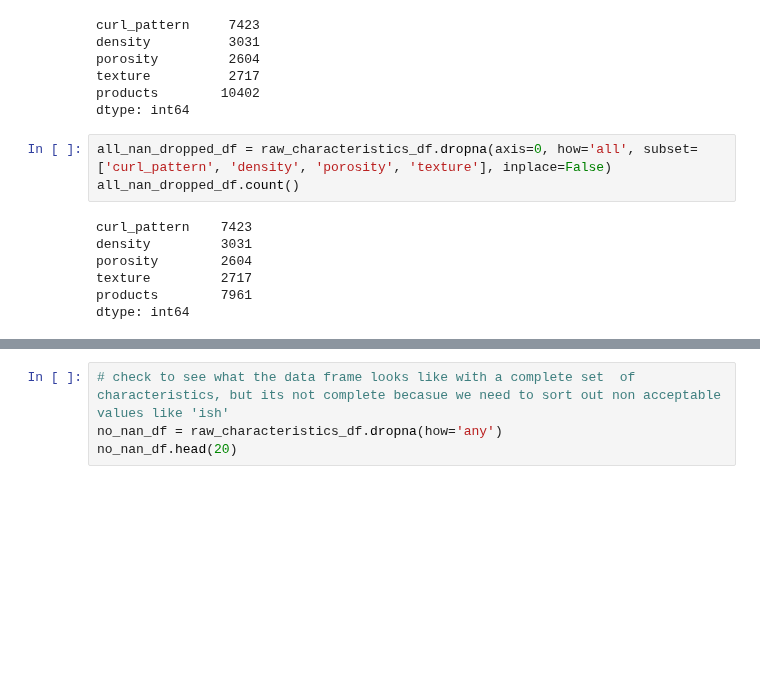
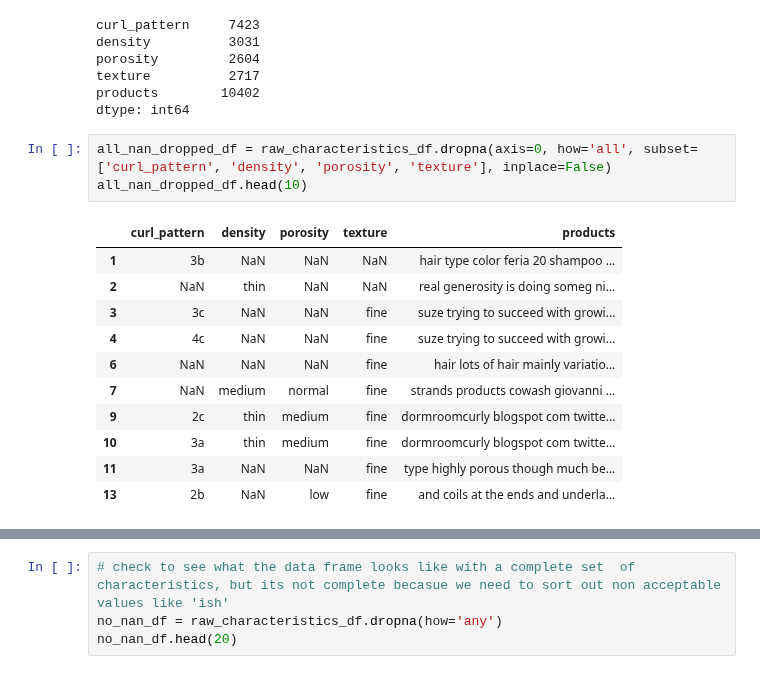
Before and after one commit to 99KHayes/products-for-curlies, a Jupyter notebook: notebooks/02_processing/20190830-kph-full-data-set-processing.ipynb, the cells around one changed output, grey strips where cells are left out. Cells and saved outputs as stored; diff of their text form; blank space fills up the shorter version.

```diff
--- a/notebooks/02_processing/20190830-kph-full-data-set-processing.ipynb
+++ b/notebooks/02_processing/20190830-kph-full-data-set-processing.ipynb
@@ -75,11 +86,16 @@ products        10402
 dtype: int64
 # %%
 all_nan_dropped_df = raw_characteristics_df.dropna(axis=0, how='all', subset=['curl_pattern', 'density', 'porosity', 'texture'], inplace=False)
-all_nan_dropped_df.count()
+all_nan_dropped_df.head(10)
 # %% [output]
-curl_pattern    7423
-density         3031
-porosity        2604
-texture         2717
-products        7961
-dtype: int64
+|  | curl_pattern | density | porosity | texture | products |
+| 1 | 3b | NaN | NaN | NaN | hair type color feria 20 shampoo ... |
+| 2 | NaN | thin | NaN | NaN | real generosity is doing someg ni... |
+| 3 | 3c | NaN | NaN | fine | suze trying to succeed with growi... |
+| 4 | 4c | NaN | NaN | fine | suze trying to succeed with growi... |
+| 6 | NaN | NaN | NaN | fine | hair lots of hair mainly variatio... |
+| 7 | NaN | medium | normal | fine | strands products cowash giovanni ... |
+| 9 | 2c | thin | medium | fine | dormroomcurly blogspot com twitte... |
+| 10 | 3a | thin | medium | fine | dormroomcurly blogspot com twitte... |
+| 11 | 3a | NaN | NaN | fine | type highly porous though much be... |
+| 13 | 2b | NaN | low | fine | and coils at the ends and underla... |
```
Also changed, not shown: parts of 7 cells of this notebook.
